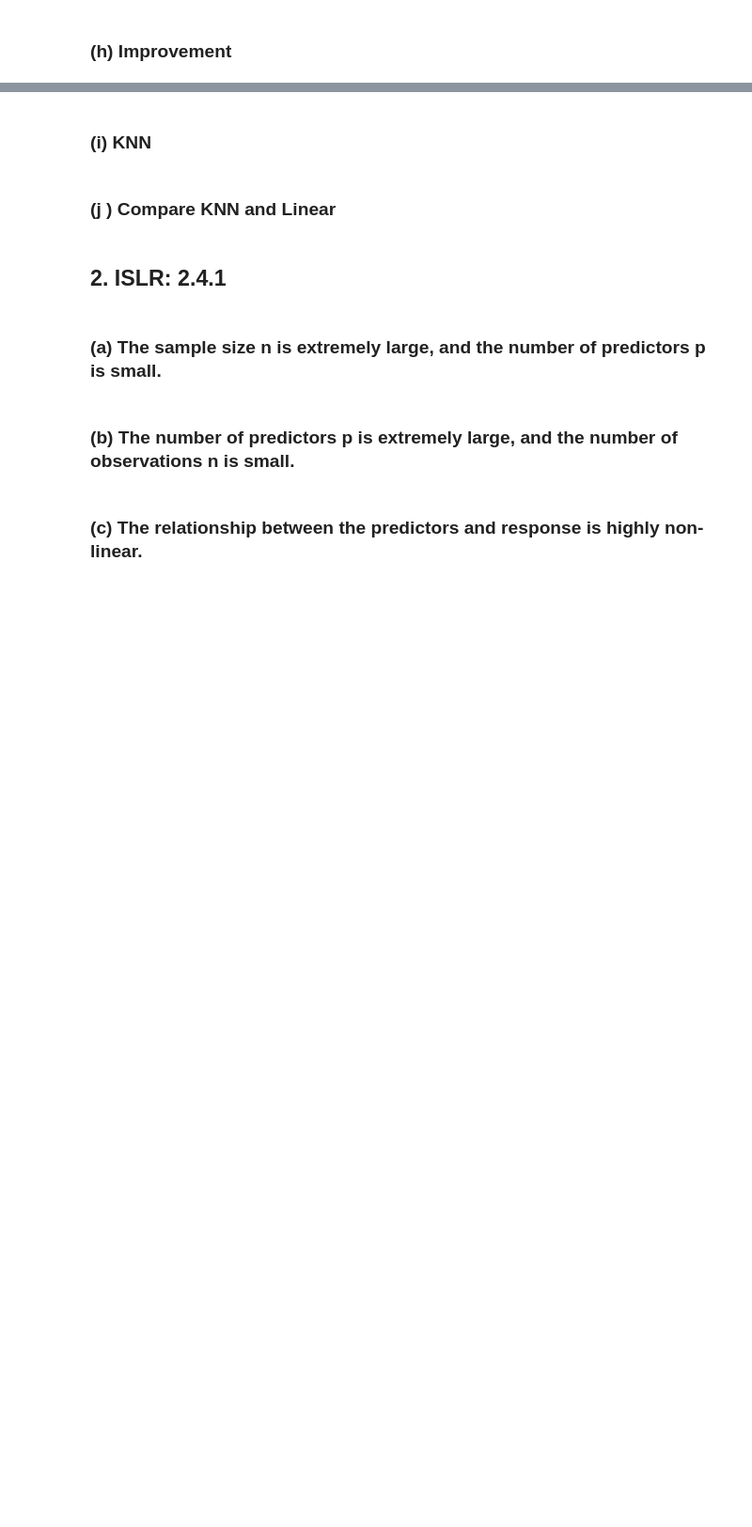
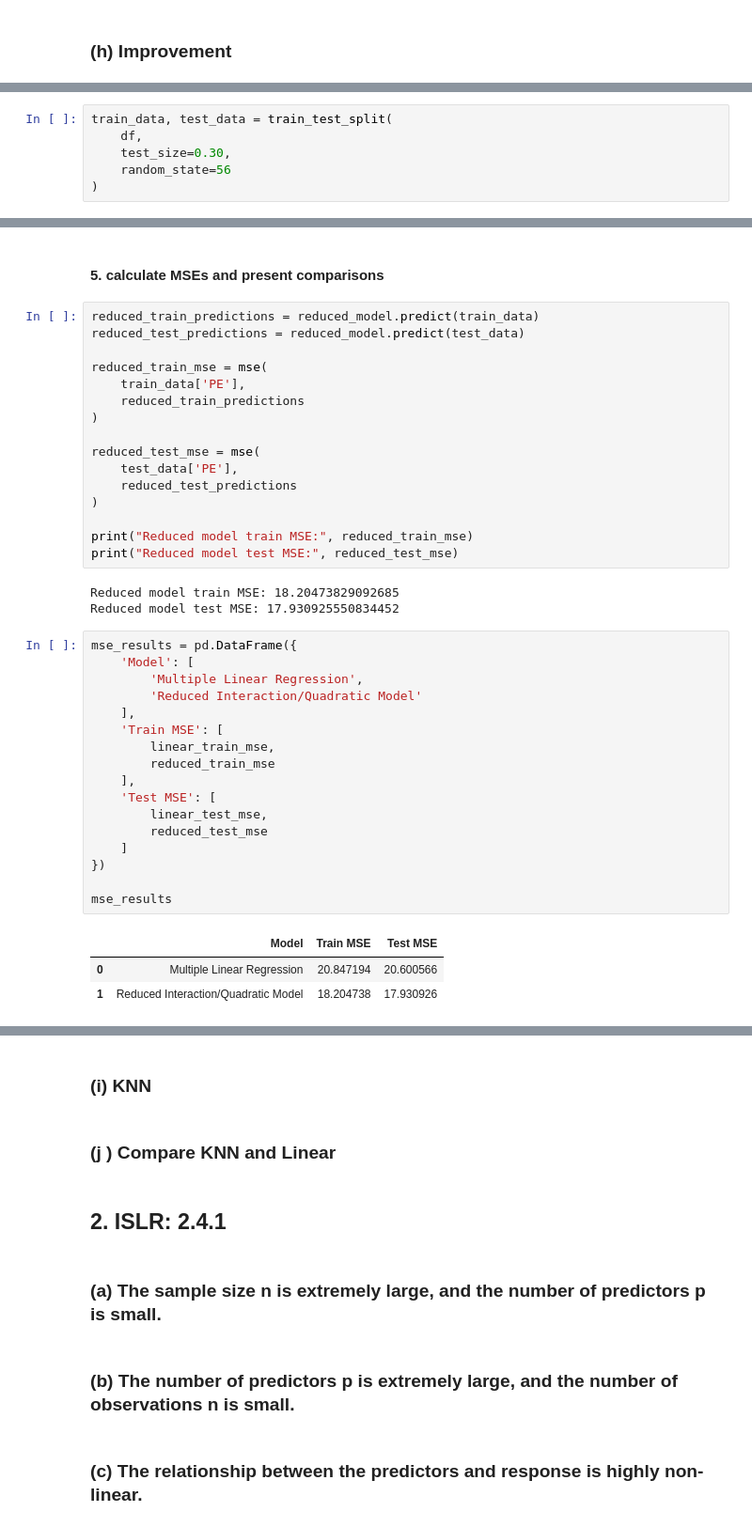
Before and after one commit to akeehan56/DSCI552, a Jupyter notebook: HW2/Notebook/Keehan_Alyssa_HW2.ipynb, the cells around one changed output, grey strips where cells are left out. Shown at 94% size. Saved outputs shown, nothing was run; the diff lists cells and outputs as text; blank space fills up the shorter version.

```diff
--- a/HW2/Notebook/Keehan_Alyssa_HW2.ipynb
+++ b/HW2/Notebook/Keehan_Alyssa_HW2.ipynb
@@ -315,0 +428,6 @@ plt.show()
+# %%
+train_data, test_data = train_test_split(
+    df,
+    test_size=0.30,
+    random_state=56
+)
@@ -315,0 +668,42 @@ plt.show()
+# %% [markdown]
+#### 5. calculate MSEs and present comparisons
+# %%
+reduced_train_predictions = reduced_model.predict(train_data)
+reduced_test_predictions = reduced_model.predict(test_data)
+
+reduced_train_mse = mse(
+    train_data['PE'],
+    reduced_train_predictions
+)
+
+reduced_test_mse = mse(
+    test_data['PE'],
+    reduced_test_predictions
+)
+
+print("Reduced model train MSE:", reduced_train_mse)
+print("Reduced model test MSE:", reduced_test_mse)
+# %% [output]
+Reduced model train MSE: 18.20473829092685
+Reduced model test MSE: 17.930925550834452
+# %%
+mse_results = pd.DataFrame({
+    'Model': [
+        'Multiple Linear Regression',
+        'Reduced Interaction/Quadratic Model'
+    ],
+    'Train MSE': [
+        linear_train_mse,
+        reduced_train_mse
+    ],
+    'Test MSE': [
+        linear_test_mse,
+        reduced_test_mse
+    ]
+})
+
+mse_results
+# %% [output]
+|  | Model | Train MSE | Test MSE |
+| 0 | Multiple Linear Regression | 20.847194 | 20.600566 |
+| 1 | Reduced Interaction/Quadratic Model | 18.204738 | 17.930926 |
```
Also changed, not shown: parts of 21 cells of this notebook.
